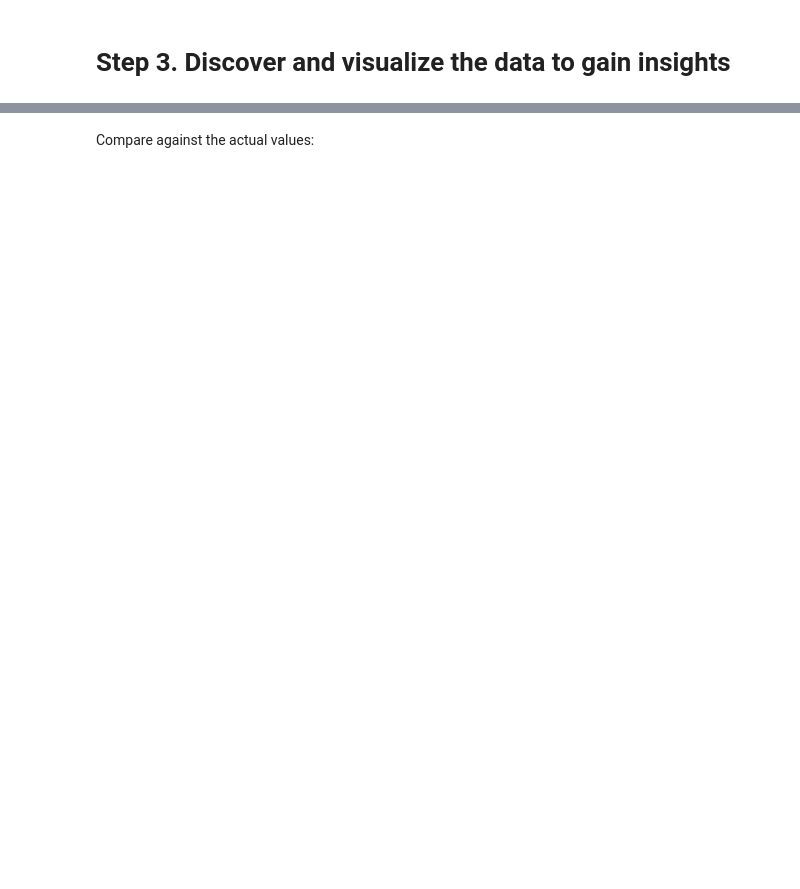
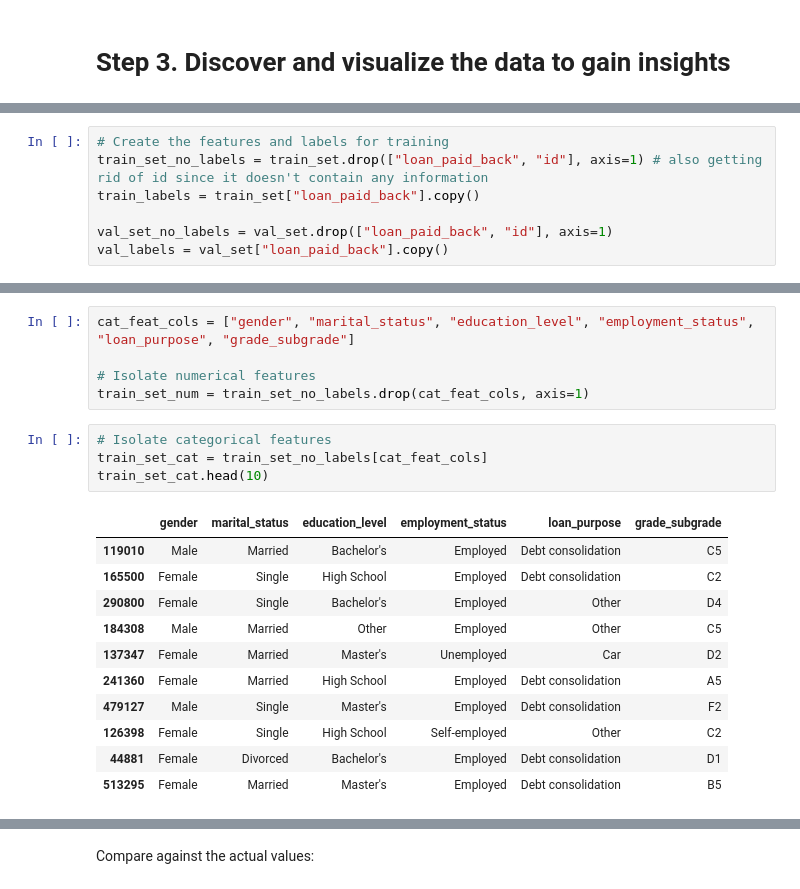
Before and after one commit to max-lennon/Playground_LoanPayback, a Jupyter notebook: Loan_Payback.ipynb, the cells around one changed output, grey strips where cells are left out. Saved outputs shown, nothing was run; the diff lists cells and outputs as text; blank space fills up the shorter version.

```diff
--- a/Loan_Payback.ipynb
+++ b/Loan_Payback.ipynb
@@ -664,0 +131,7 @@ Predictions: [ 85657.90192014 305492.60737488 152056.46122456 186095.70946094
+# %%
+# Create the features and labels for training
+train_set_no_labels = train_set.drop(["loan_paid_back", "id"], axis=1) # also getting rid of id since it doesn't contain any information
+train_labels = train_set["loan_paid_back"].copy()
+
+val_set_no_labels = val_set.drop(["loan_paid_back", "id"], axis=1)
+val_labels = val_set["loan_paid_back"].copy()
@@ -664,0 +144,21 @@ Predictions: [ 85657.90192014 305492.60737488 152056.46122456 186095.70946094
+# %%
+cat_feat_cols = ["gender", "marital_status", "education_level", "employment_status", "loan_purpose", "grade_subgrade"]
+
+# Isolate numerical features
+train_set_num = train_set_no_labels.drop(cat_feat_cols, axis=1)
+# %%
+# Isolate categorical features
+train_set_cat = train_set_no_labels[cat_feat_cols]
+train_set_cat.head(10)
+# %% [output]
+|  | gender | marital_status | education_level | employment_status | loan_purpose | grade_subgrade |
+| 119010 | Male | Married | Bachelor's | Employed | Debt consolidation | C5 |
+| 165500 | Female | Single | High School | Employed | Debt consolidation | C2 |
+| 290800 | Female | Single | Bachelor's | Employed | Other | D4 |
+| 184308 | Male | Married | Other | Employed | Other | C5 |
+| 137347 | Female | Married | Master's | Unemployed | Car | D2 |
+| 241360 | Female | Married | High School | Employed | Debt consolidation | A5 |
+| 479127 | Male | Single | Master's | Employed | Debt consolidation | F2 |
+| 126398 | Female | Single | High School | Self-employed | Other | C2 |
+| 44881 | Female | Divorced | Bachelor's | Employed | Debt consolidation | D1 |
+| 513295 | Female | Married | Master's | Employed | Debt consolidation | B5 |
```
Also changed, not shown: parts of 121 cells of this notebook.
